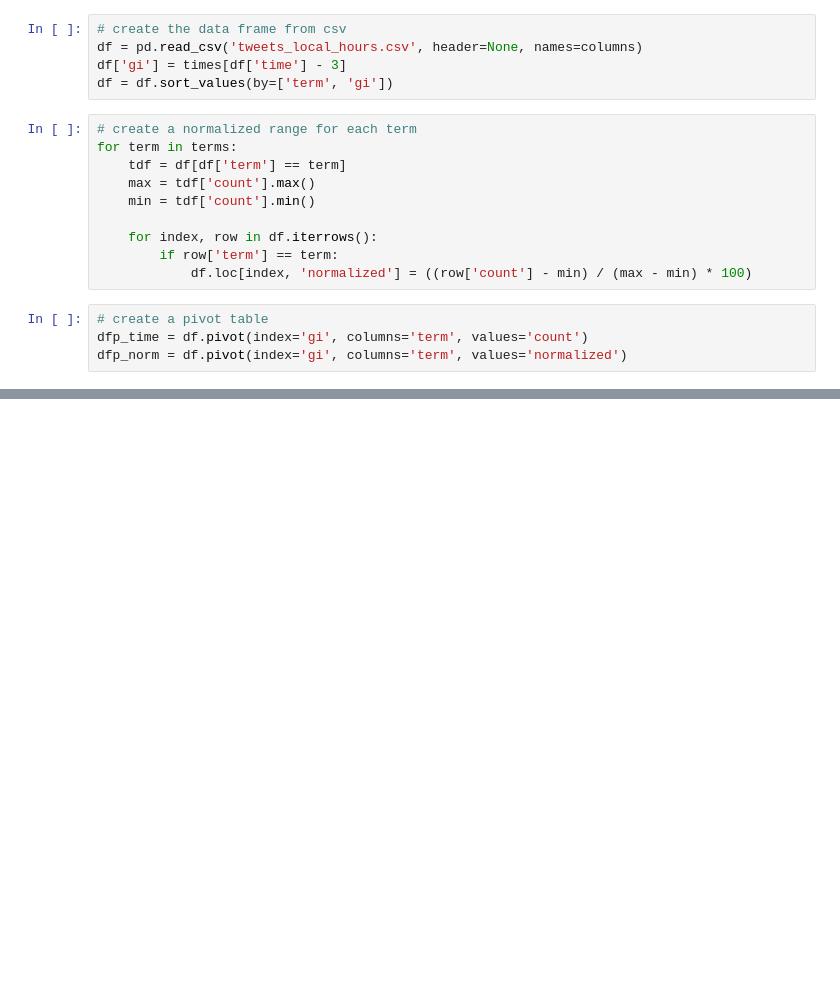
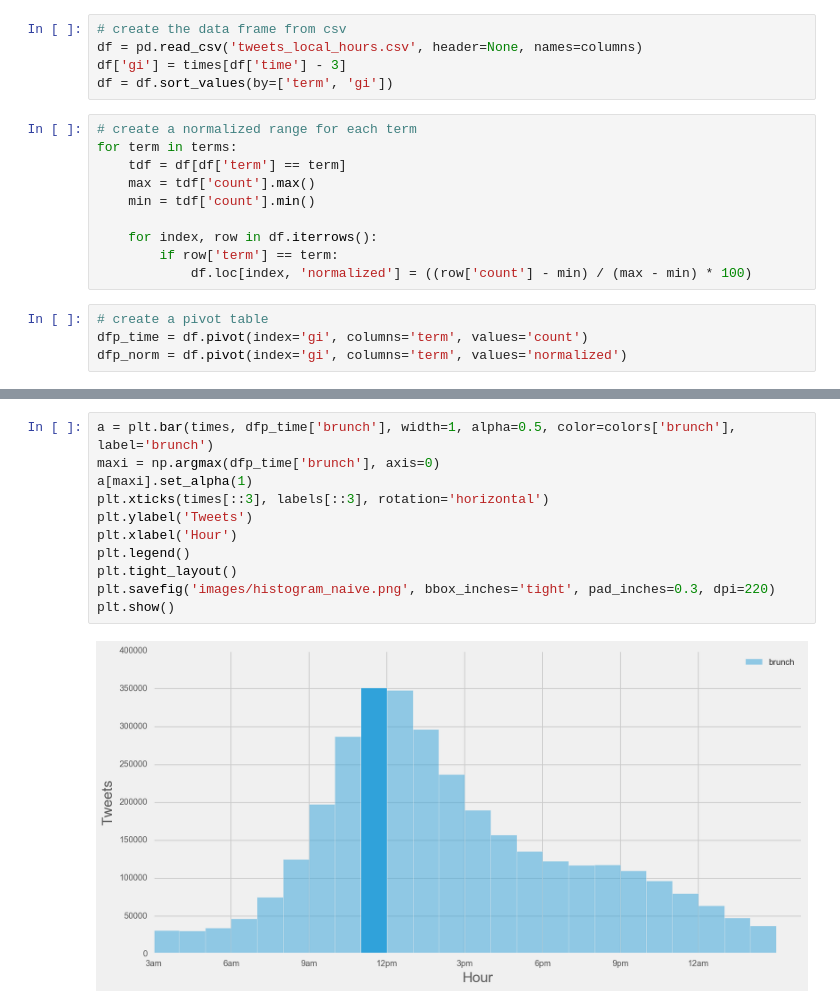
Before and after one commit to bjacobso/brunch, a Jupyter notebook: Brunch Analysis.ipynb, the cells around one changed output, grey strips where cells are left out. Drawn from its saved outputs; the diff is of its cells as text; blank space fills up the shorter version.

```diff
--- a/Brunch Analysis.ipynb
+++ b/Brunch Analysis.ipynb
@@ -65,0 +90,13 @@ dfp_norm = df.pivot(index='gi', columns='term', values='normalized')
+# %%
+a = plt.bar(times, dfp_time['brunch'], width=1, alpha=0.5, color=colors['brunch'], label='brunch')
+maxi = np.argmax(dfp_time['brunch'], axis=0)
+a[maxi].set_alpha(1)
+plt.xticks(times[::3], labels[::3], rotation='horizontal')
+plt.ylabel('Tweets')
+plt.xlabel('Hour')
+plt.legend()
+plt.tight_layout()
+plt.savefig('images/histogram_naive.png', bbox_inches='tight', pad_inches=0.3, dpi=220)
+plt.show()
+# %% [output]
+[figure, added]
```
Also changed, not shown: parts of 15 cells of this notebook, 13 other files.
